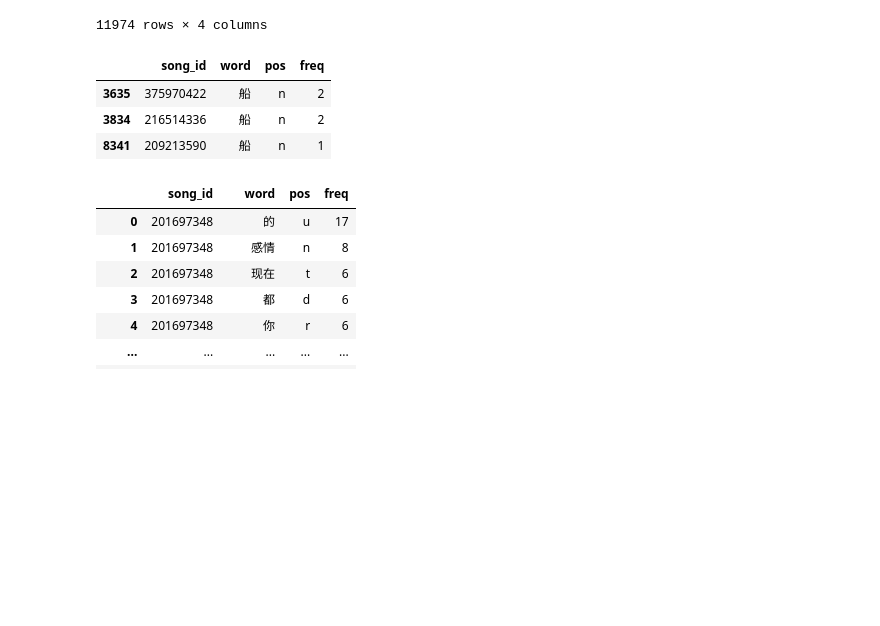
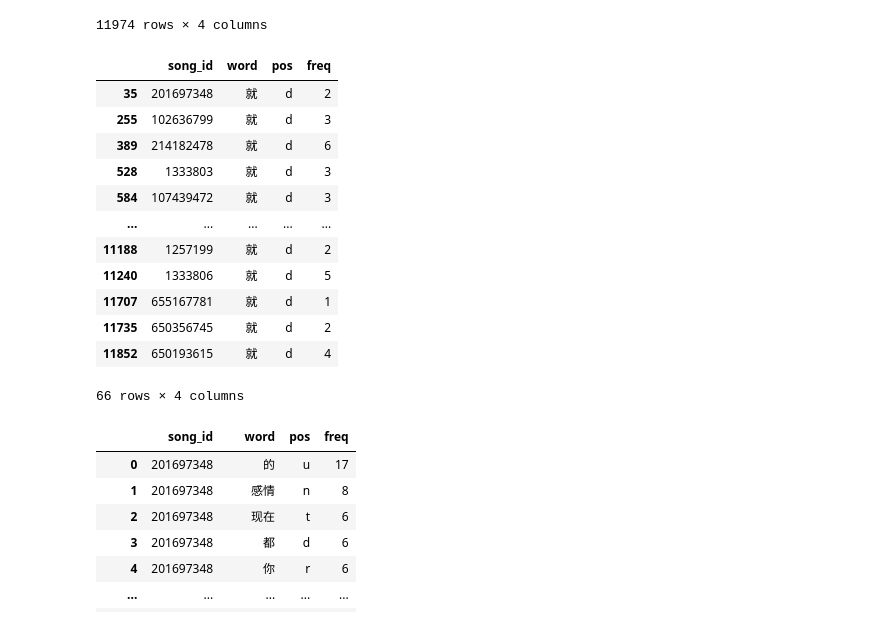
Before and after one commit to Kofi-W/net_charts, a Jupyter notebook: songs/word_pos_extra.ipynb, the cells around one changed output. Drawn from its saved outputs; the diff is of its cells as text; code cells hidden in the pictures; blank space fills up the shorter version.

```diff
--- a/songs/word_pos_extra.ipynb
+++ b/songs/word_pos_extra.ipynb
@@ -327,12 +327,21 @@ df_word
 | 11973 | 650193615 | 逃亡 | v | 1 |
 11974 rows × 4 columns
 # %%
-df_word[df_word['word'] == '船']
+df_word[df_word['word'] == '就']
 # %% [output]
 |  | song_id | word | pos | freq |
-| 3635 | 375970422 | 船 | n | 2 |
-| 3834 | 216514336 | 船 | n | 2 |
-| 8341 | 209213590 | 船 | n | 1 |
+| 35 | 201697348 | 就 | d | 2 |
+| 255 | 102636799 | 就 | d | 3 |
+| 389 | 214182478 | 就 | d | 6 |
+| 528 | 1333803 | 就 | d | 3 |
+| 584 | 107439472 | 就 | d | 3 |
+| ... | ... | ... | ... | ... |
+| 11188 | 1257199 | 就 | d | 2 |
+| 11240 | 1333806 | 就 | d | 5 |
+| 11707 | 655167781 | 就 | d | 1 |
+| 11735 | 650356745 | 就 | d | 2 |
+| 11852 | 650193615 | 就 | d | 4 |
+66 rows × 4 columns
 # %%
 # 重新读取
 df_word_read = pd.read_csv(file_path_prefix + "raw_words_data.csv")
```
Also changed, not shown: 4 other files.
